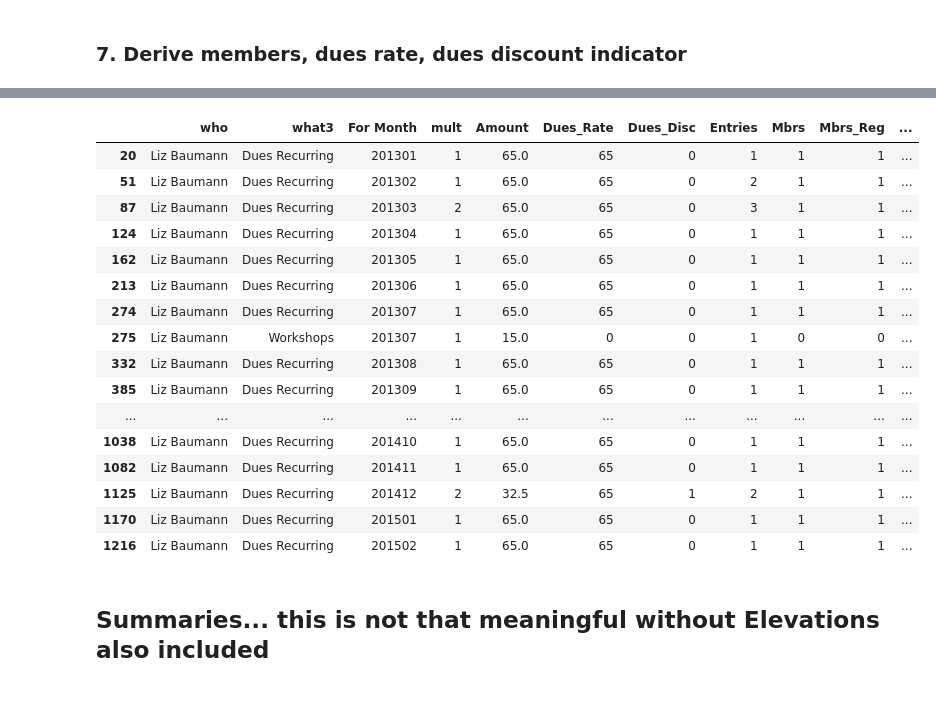
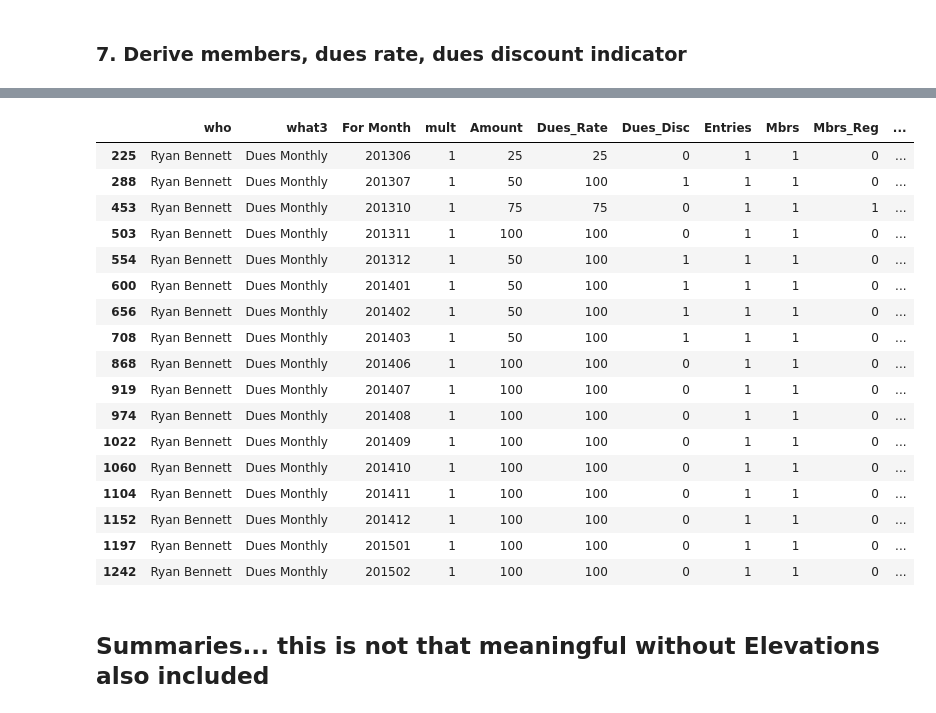
Before and after one commit to lizbaumann/SSD_database, a Jupyter notebook: SSDdb_Paypal.ipynb, the cells around one changed output, grey strips where cells are left out. Cells and saved outputs as stored; diff of their text form; code cells hidden in the pictures.

```diff
--- a/SSDdb_Paypal.ipynb
+++ b/SSDdb_Paypal.ipynb
@@ -77,6 +77,10 @@ dfp['Account'] = 'Paypal'
 dfp['how'] = 'EFT'
 dfp['Debit'] = [d if d < 0 else 0 for d in dfp['PP_Gross']]
 dfp['Credit'] = [d if d >= 0 else 0 for d in dfp['PP_Gross']]
+# get For Date (and For Month) on the main Paypal df - increment to next month if late in month
+dfp['For Date'] = [d if int(d.strftime('%d')) < 20 else d + pd.DateOffset(months=1) for d in dfp['Date']]
+dfp = dfp[dfp['For Date'] >= '2013-01-01']
+
 
 # Name reassignment: multiple people paying for one member, aliases, etc.
 df_names = [
@@ -116,7 +120,6 @@ dfp['mbr_name'].fillna(dfp['who'], inplace=True)
 dfp['who'] = dfp['mbr_name'].apply(lambda x: x.title())
 dfp.drop('mbr_name', axis=1, inplace=True)
 
-
 # get Paypal transaction fee into rows not separate column
 dfp_gross = dfp.copy()
 dfp_gross['PP_Fee'] = 0
@@ -130,8 +133,9 @@ dfp_fees['who'] = 'Paypal'
 dfp = pd.DataFrame()
 dfp = dfp_gross.append(dfp_fees, ignore_index=True)
 
-dfp['Amount'] = dfp['Debit'] + dfp['Credit']
 
-dfp2 = dfp.copy()
-dfp.shape # (3024, 19)
+dfp['For Month'] = dfp['For Date'].apply(lambda x: int(x.strftime('%Y%m')))
+
+dfp2b = dfp.copy()
+dfp.shape # (2516, 20) is For Dates 201301 on
 # %% [output]
@@ -190,11 +304,9 @@ def assign_what3_pp(s):
     if ('$30.00 per person' in s['PP_Item Title']) & \
         ('3D' in s['PP_Item Title']):
         mult = 2.0
-    elif (s['TransID'] == '4X918481AG9097134') & (s['who'] == 'Ryan Bennett'):
-        mult = 4.0
     elif '3 Months' in s['PP_Option 1']:
         mult = 3.0
-    elif ('2 Months' in s['PP_Option 1']) | (s['Amount'] == 130):
+    elif ('2 Months' in s['PP_Option 1']) & (s['who'] != 'Ryan Bennett'):
         mult = 2.0
     elif ('1 Half-Month' in s['PP_Option 1']) | \
         ('after the 15th' in s['PP_Option 1']) | \
@@ -209,5 +321,5 @@ dfp_what3 = dfp.apply(assign_what3_pp, axis=1)
 dfp = dfp.join(dfp_what3)
 
 dfp3 = dfp.copy()
-dfp.shape # (3024, 21)
+dfp.shape # (2525, 23)
 # %% [output]
@@ -517,37 +593,38 @@ dfp.shape # (1475, 16)
 # %%
 ##### TROUBLESHOOTING #####
 x = dfp7[dfp7['what3'] != 'Fees Paypal Transactions']
 x = dfp7[dfp7['what3'] == 'Dues Monthly']
 x = dfp7[dfp7['who'] == 'Wayne Radinsky']
 x = dfp7[dfp7['who'] == 'Liz Baumann']
 x[['who', 'what3', 'For Month', 'mult', 'Amount', 'Dues_Rate', 'Dues_Disc', 'Entries', 'Mbrs', 'Mbrs_Reg', 'Mbrs_SS', 'Mbrs_Fam', 'Mbrs_UNK']].sort(['who', 'For Month'])
 
 x = dfp7[dfp7['who'] == 'Jarad Christianson']
 x[['who', 'what3', 'For Month', 'mult', 'Amount', 'Dues_Rate', 'Dues_Disc', 'Entries', 'Mbrs', 'Mbrs_UNK']].sort(['who', 'For Month'])
 x[['who', 'what3', 'For Month', 'mult', 'Entries', 'Mbrs', 'Mbrs_Reg', 'Mbrs_SS', 'Mbrs_Fam', 'Mbrs_UNK']].sort(['who', 'For Month'])
 
-# Jennifer: 201411, mult 3, duesrate 21.66, amt 65, mbrs 3, mbrs_unk 3
-x = dfp7[dfp7['who'] == 'Liz Baumann']
+x = dfp7[dfp7['Dues_Rate'] == 200]
+x = dfp7[dfp7['who'] == 'Ryan Bennett']
 x[['who', 'what3', 'For Month', 'mult', 'Amount', 'Dues_Rate', 'Dues_Disc', 'Entries', 'Mbrs', 'Mbrs_Reg', 'Mbrs_SS', 'Mbrs_Fam', 'Mbrs_UNK']].sort(['who', 'For Month'])
 #dfp7[dfp7['Mbrs_UNK'] != 0]
 # %% [output]
 |  | who | what3 | For Month | mult | Amount | Dues_Rate | Dues_Disc | Entries | Mbrs | Mbrs_Reg | ... |
-| 20 | Liz Baumann | Dues Recurring | 201301 | 1 | 65.0 | 65 | 0 | 1 | 1 | 1 | ... |
-| 51 | Liz Baumann | Dues Recurring | 201302 | 1 | 65.0 | 65 | 0 | 2 | 1 | 1 | ... |
-| 87 | Liz Baumann | Dues Recurring | 201303 | 2 | 65.0 | 65 | 0 | 3 | 1 | 1 | ... |
-| 124 | Liz Baumann | Dues Recurring | 201304 | 1 | 65.0 | 65 | 0 | 1 | 1 | 1 | ... |
-| 162 | Liz Baumann | Dues Recurring | 201305 | 1 | 65.0 | 65 | 0 | 1 | 1 | 1 | ... |
-| 213 | Liz Baumann | Dues Recurring | 201306 | 1 | 65.0 | 65 | 0 | 1 | 1 | 1 | ... |
-| 274 | Liz Baumann | Dues Recurring | 201307 | 1 | 65.0 | 65 | 0 | 1 | 1 | 1 | ... |
-| 275 | Liz Baumann | Workshops | 201307 | 1 | 15.0 | 0 | 0 | 1 | 0 | 0 | ... |
-| 332 | Liz Baumann | Dues Recurring | 201308 | 1 | 65.0 | 65 | 0 | 1 | 1 | 1 | ... |
-| 385 | Liz Baumann | Dues Recurring | 201309 | 1 | 65.0 | 65 | 0 | 1 | 1 | 1 | ... |
-| ... | ... | ... | ... | ... | ... | ... | ... | ... | ... | ... | ... |
-| 1038 | Liz Baumann | Dues Recurring | 201410 | 1 | 65.0 | 65 | 0 | 1 | 1 | 1 | ... |
-| 1082 | Liz Baumann | Dues Recurring | 201411 | 1 | 65.0 | 65 | 0 | 1 | 1 | 1 | ... |
-| 1125 | Liz Baumann | Dues Recurring | 201412 | 2 | 32.5 | 65 | 1 | 2 | 1 | 1 | ... |
-| 1170 | Liz Baumann | Dues Recurring | 201501 | 1 | 65.0 | 65 | 0 | 1 | 1 | 1 | ... |
-| 1216 | Liz Baumann | Dues Recurring | 201502 | 1 | 65.0 | 65 | 0 | 1 | 1 | 1 | ... |
+| 225 | Ryan Bennett | Dues Monthly | 201306 | 1 | 25 | 25 | 0 | 1 | 1 | 0 | ... |
+| 288 | Ryan Bennett | Dues Monthly | 201307 | 1 | 50 | 100 | 1 | 1 | 1 | 0 | ... |
+| 453 | Ryan Bennett | Dues Monthly | 201310 | 1 | 75 | 75 | 0 | 1 | 1 | 1 | ... |
+| 503 | Ryan Bennett | Dues Monthly | 201311 | 1 | 100 | 100 | 0 | 1 | 1 | 0 | ... |
+| 554 | Ryan Bennett | Dues Monthly | 201312 | 1 | 50 | 100 | 1 | 1 | 1 | 0 | ... |
+| 600 | Ryan Bennett | Dues Monthly | 201401 | 1 | 50 | 100 | 1 | 1 | 1 | 0 | ... |
+| 656 | Ryan Bennett | Dues Monthly | 201402 | 1 | 50 | 100 | 1 | 1 | 1 | 0 | ... |
+| 708 | Ryan Bennett | Dues Monthly | 201403 | 1 | 50 | 100 | 1 | 1 | 1 | 0 | ... |
+| 868 | Ryan Bennett | Dues Monthly | 201406 | 1 | 100 | 100 | 0 | 1 | 1 | 0 | ... |
+| 919 | Ryan Bennett | Dues Monthly | 201407 | 1 | 100 | 100 | 0 | 1 | 1 | 0 | ... |
+| 974 | Ryan Bennett | Dues Monthly | 201408 | 1 | 100 | 100 | 0 | 1 | 1 | 0 | ... |
+| 1022 | Ryan Bennett | Dues Monthly | 201409 | 1 | 100 | 100 | 0 | 1 | 1 | 0 | ... |
+| 1060 | Ryan Bennett | Dues Monthly | 201410 | 1 | 100 | 100 | 0 | 1 | 1 | 0 | ... |
+| 1104 | Ryan Bennett | Dues Monthly | 201411 | 1 | 100 | 100 | 0 | 1 | 1 | 0 | ... |
+| 1152 | Ryan Bennett | Dues Monthly | 201412 | 1 | 100 | 100 | 0 | 1 | 1 | 0 | ... |
+| 1197 | Ryan Bennett | Dues Monthly | 201501 | 1 | 100 | 100 | 0 | 1 | 1 | 0 | ... |
+| 1242 | Ryan Bennett | Dues Monthly | 201502 | 1 | 100 | 100 | 0 | 1 | 1 | 0 | ... |
 # %% [markdown]
 ## Summaries... this is not that meaningful without Elevations also included
 # %%
```
Also changed, not shown: parts of 23 cells of this notebook, 1 other file.
